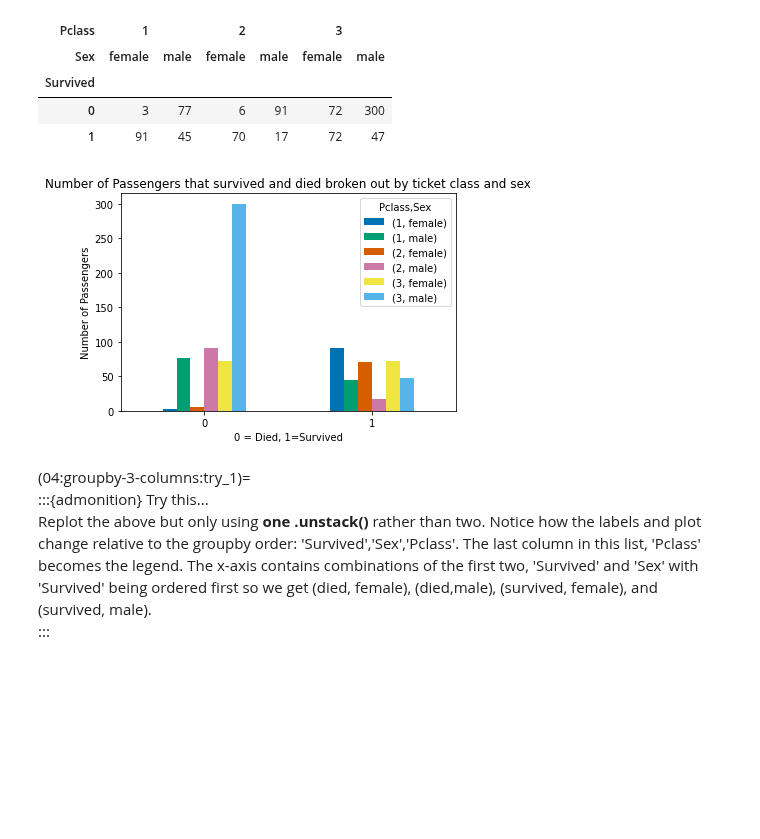
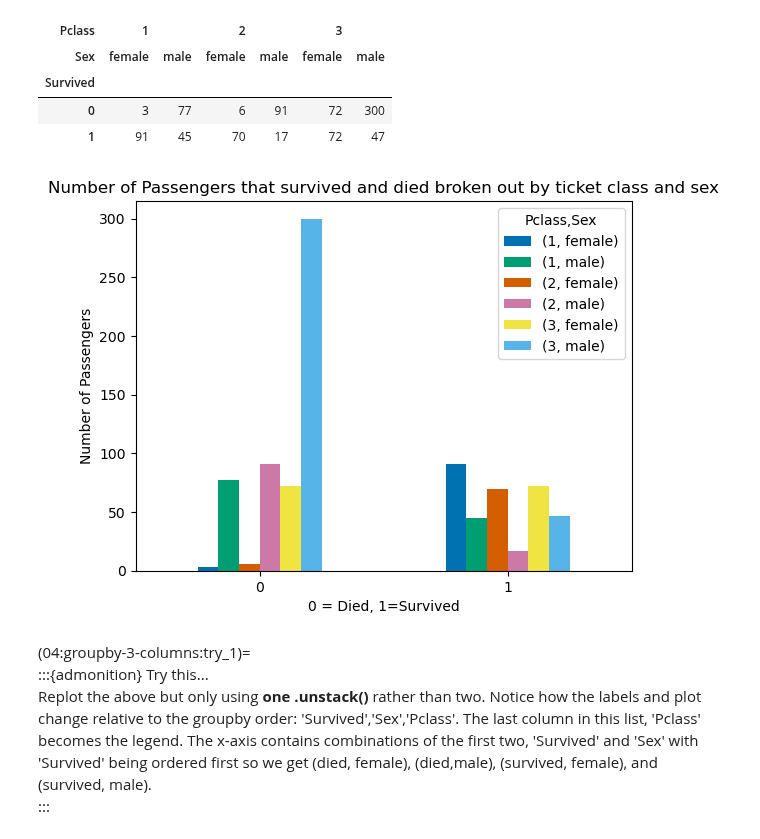
Before and after one commit to sgcorcoran/Python-for-MSE, a Jupyter notebook: lessons_3114/04_closer_look_at_pandas.ipynb, the cells around one changed output. Cells and saved outputs as stored; diff of their text form; code cells hidden in the pictures; blank space fills up the shorter version.

```diff
--- a/lessons_3114/04_closer_look_at_pandas.ipynb
+++ b/lessons_3114/04_closer_look_at_pandas.ipynb
@@ -307,13 +315,14 @@ data.groupby(['Survived','Sex','Pclass']).count().unstack().unstack().loc[:,"Far
 # %%
 dataforbar=data.groupby(['Survived','Sex','Pclass']).count().unstack().unstack().loc[:,'Fare']
 
-ax=dataforbar.plot.bar(rot=0)
-ax.set_ylabel("Number of Passengers")
-ax.set_title('Number of Passengers that survived and died broken out by ticket class and sex')
-ax.set_xlabel("0 = Died, 1=Survived")
-gg=plt.show()
+figure, axes = plt.subplots()
+dataforbar.plot.bar(ax=axes,rot=0)
+axes.set_ylabel("Number of Passengers")
+axes.set_title('Number of Passengers that survived and died broken out by ticket class and sex')
+axes.set_xlabel("0 = Died, 1=Survived")
+plt.show()
 # %% [output]
-[figure, old version]
+[figure, new version]
 # %% [markdown]
 (04:groupby-3-columns:try_1)=
 :::{admonition} Try this...
```
Also changed, not shown: parts of 14 cells of this notebook, 2 other files.
